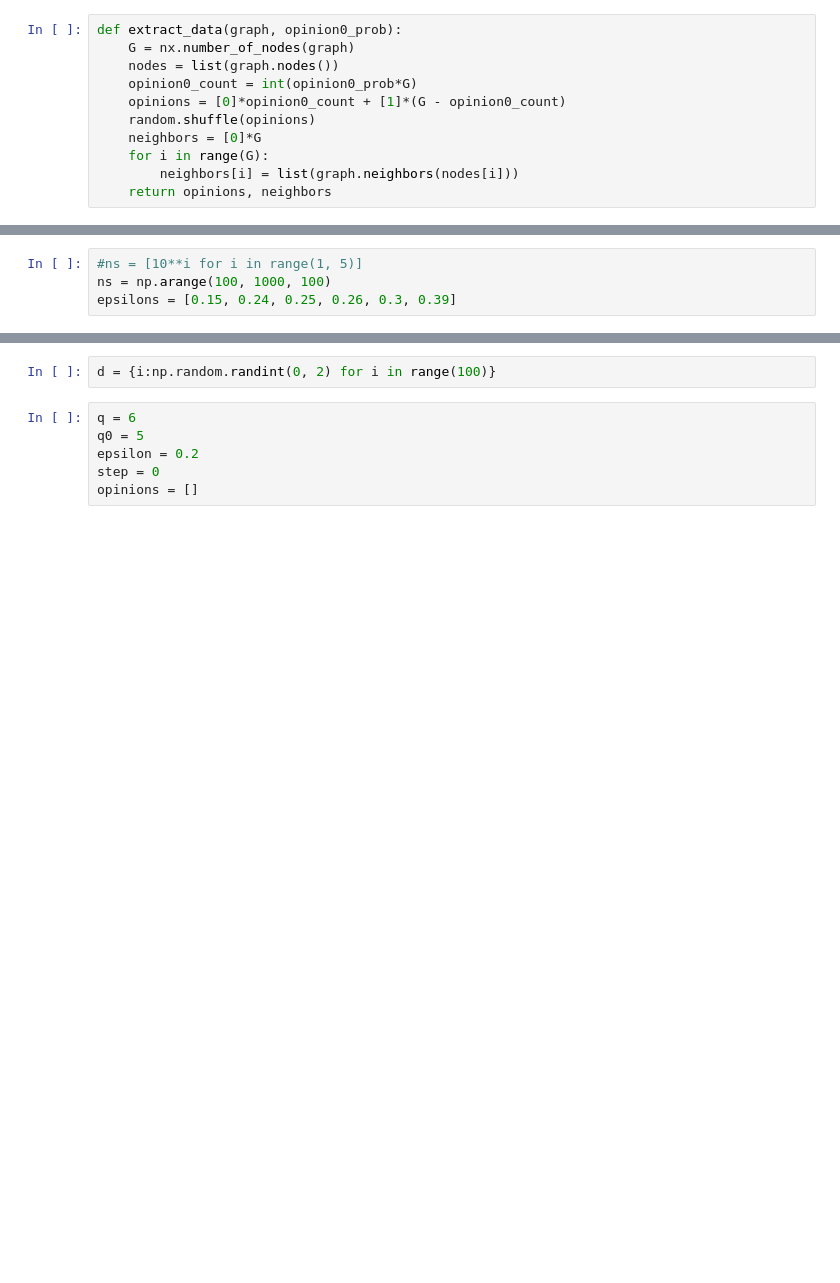
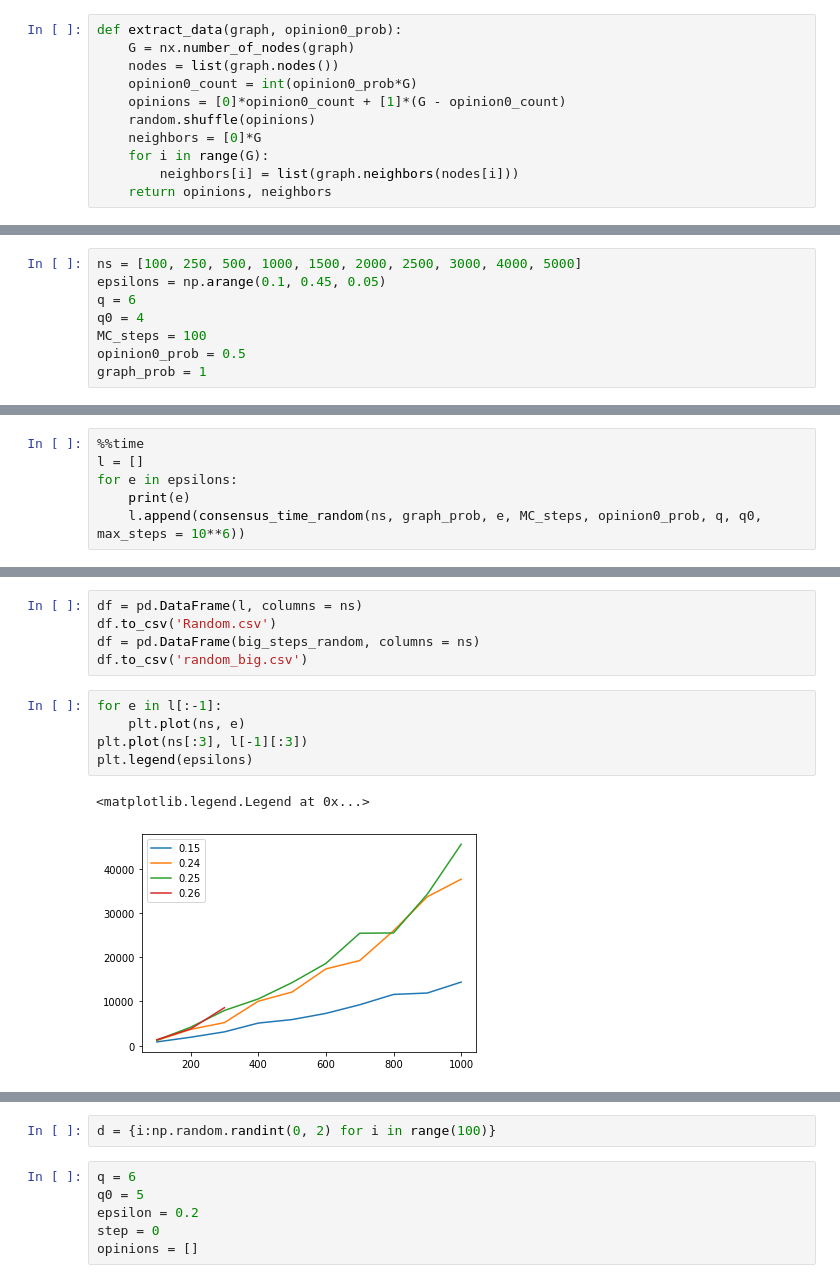
Before and after one commit to adamaj99pwr/Herbapol, a Jupyter notebook: Treshold.ipynb, the cells around one changed output, grey strips where cells are left out. Cells and saved outputs as stored; diff of their text form; blank space fills up the shorter version.

```diff
--- a/Treshold.ipynb
+++ b/Treshold.ipynb
@@ -125,4 +187,8 @@ def consensus_time_random(ns, epsilon, MC_steps, opinion0_prob, q, q0, max_steps
 # %%
-#ns = [10**i for i in range(1, 5)]
-ns = np.arange(100, 1000, 100)
-epsilons = [0.15, 0.24, 0.25, 0.26, 0.3, 0.39]
+ns = [100, 250, 500, 1000, 1500, 2000, 2500, 3000, 4000, 5000]
+epsilons = np.arange(0.1, 0.45, 0.05)
+q = 6
+q0 = 4
+MC_steps = 100
+opinion0_prob = 0.5
+graph_prob = 1
@@ -155,0 +195,6 @@ for e in l:
+# %%
+%%time
+l = []
+for e in epsilons:
+    print(e)
+    l.append(consensus_time_random(ns, graph_prob, e, MC_steps, opinion0_prob, q, q0, max_steps = 10**6))
@@ -155,0 +220,13 @@ for e in l:
+# %%
+df = pd.DataFrame(l, columns = ns)
+df.to_csv('Random.csv')
+df = pd.DataFrame(big_steps_random, columns = ns)
+df.to_csv('random_big.csv')
+# %%
+for e in l[:-1]:
+    plt.plot(ns, e)
+plt.plot(ns[:3], l[-1][:3])
+plt.legend(epsilons)
+# %% [output]
+<matplotlib.legend.Legend at 0x...>
+[figure, added]
```
Also changed, not shown: parts of 34 cells of this notebook.
